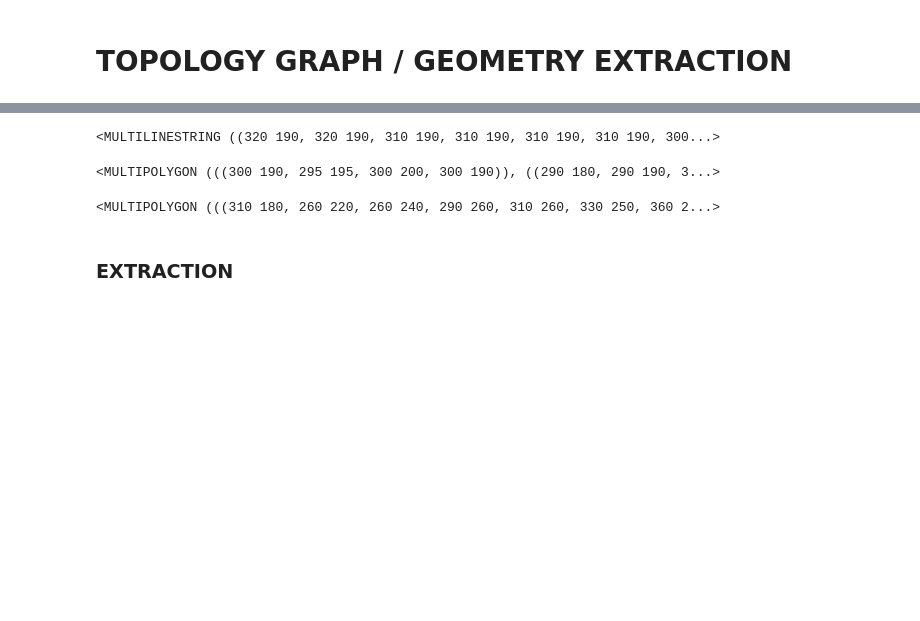
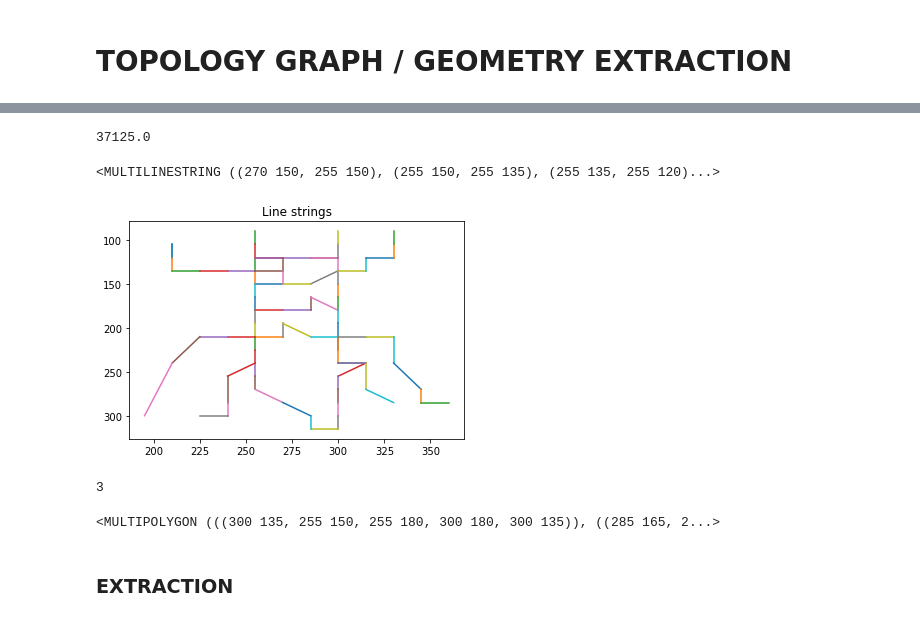
Before and after one commit to jar2333/sketcher, a Jupyter notebook: Project.ipynb, the cells around one changed output, grey strips where cells are left out. Drawn from its saved outputs; the diff is of its cells as text; code cells hidden in the pictures; blank space fills up the shorter version.

Commit message:
recomputed graphs

```diff
--- a/Project.ipynb
+++ b/Project.ipynb
@@ -54,5 +53,4 @@ from src.matching import *
 # %%
-svg = load('assets/svg/ant/269.svg')
-print(svg)
+svg = load('assets/svg/ant/286.svg')
 display(svg)
 # %% [output]
@@ -77,2 +58,2 @@ display(svg)
 # %%
-line_strings = get_line_strings(map(to_control_points, svg['paths']), step=10)
+line_strings = get_line_strings(map(to_control_points, svg['paths']), step=15)
@@ -110,20 +91,31 @@ LINESTRING (320 190, 320 190, 310 190, 310 190, 310 190, 310 190, 300 190, 300 1
 # %%
 DEBUG = shapely.MultiLineString(line_strings)
-DEBUG
+
+shapely.box(*DEBUG.bounds).area
+
+# 1200.0 vs 70400.0
 # %% [output]
-<MULTILINESTRING ((320 190, 320 190, 310 190, 310 190, 310 190, 310 190, 300...>
+37125.0
-# %%
-polygons = get_polygons(line_strings)
-
-shapely.MultiPolygon(polygons)
-# %% [output]
-<MULTIPOLYGON (((300 190, 295 195, 300 200, 300 190)), ((290 180, 290 190, 3...>
-# %%
-hulls = get_hulls(line_strings)
-
-s = shapely.MultiPolygon(hulls)
-s
-# %% [output]
-<MULTIPOLYGON (((310 180, 260 220, 260 240, 290 260, 310 260, 330 250, 360 2...>
+# %%
+segments = []
+for ls in line_strings:
+    segments += get_segments(ls)
+
+# Plot segmented line string
+plot_line_strings(segments)
+
+shapely.MultiLineString(segments)
+# %% [output]
+<MULTILINESTRING ((270 150, 255 150), (255 150, 255 135), (255 135, 255 120)...>
+[figure, added]
+# %%
+polygons = filter_polygons(get_polygons(line_strings), step=15)
+
+print(len(polygons))
+
+shapely.MultiPolygon(polygons)
+# %% [output]
+3
+<MULTIPOLYGON (((300 135, 255 150, 255 180, 300 180, 300 135)), ((285 165, 2...>
 # %% [markdown]
 ### EXTRACTION
```
Also changed, not shown: parts of 21 cells of this notebook, 3 other files.
